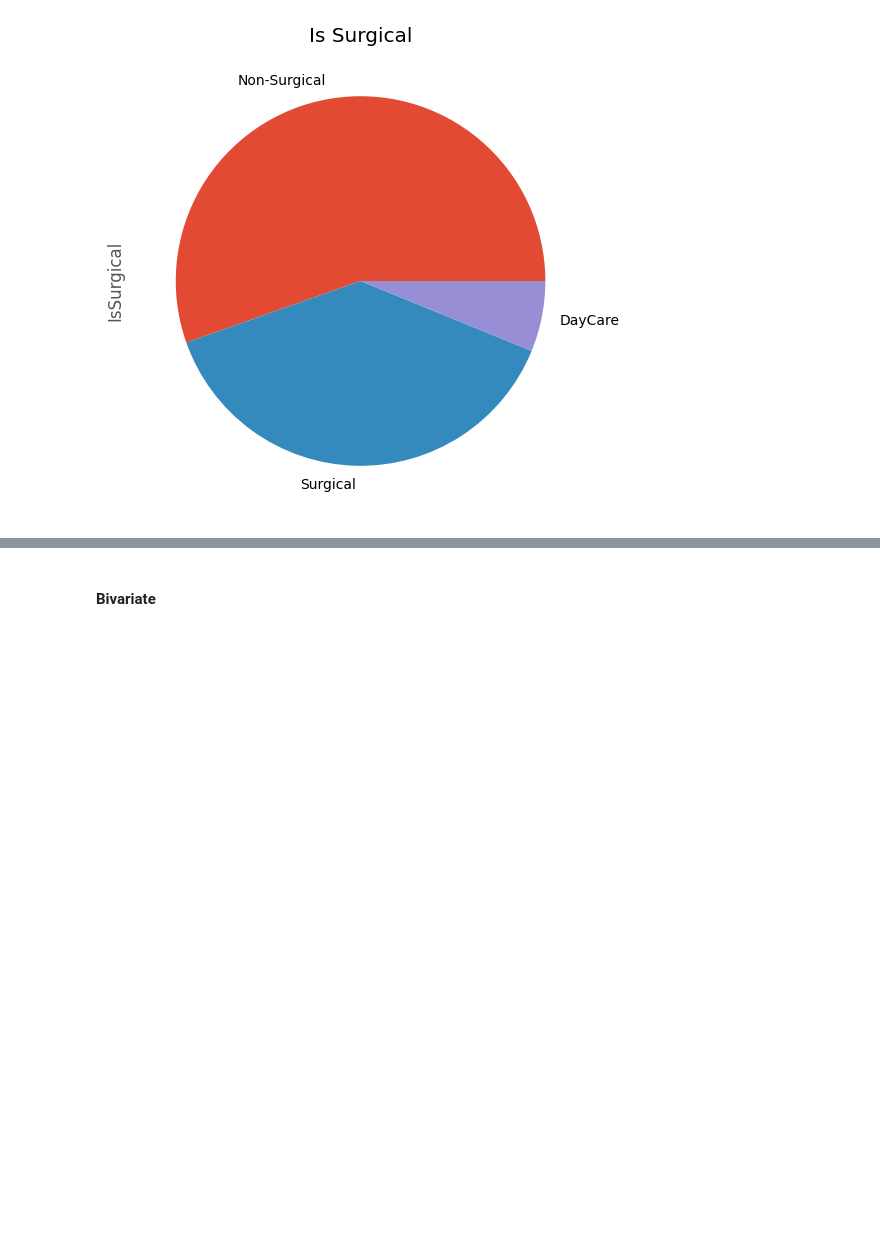
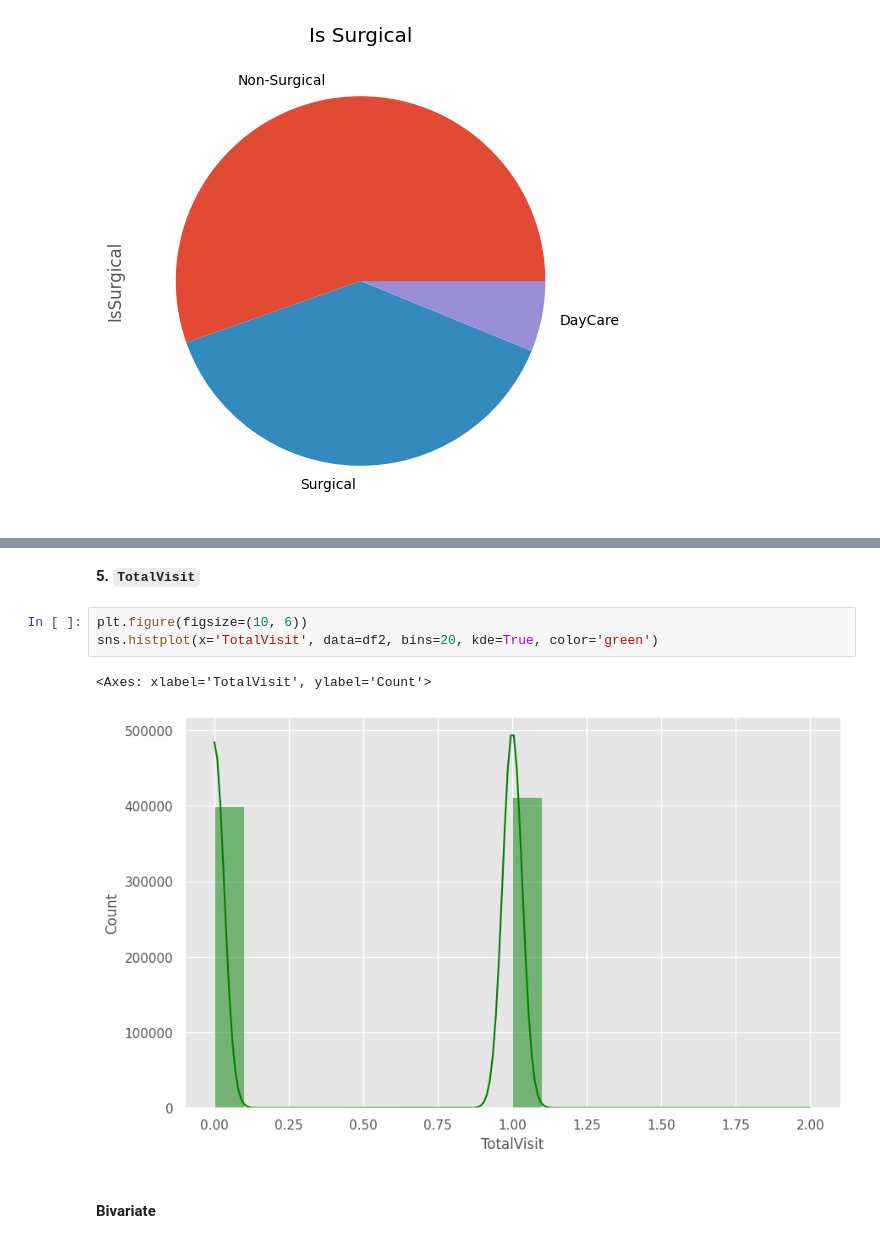
Before and after one commit to AngieChong/Research-Paper, a Jupyter notebook: P2_Prediction_of_Inpatient_Cost.ipynb, the cells around one changed output, grey strips where cells are left out. Saved outputs shown, nothing was run; the diff lists cells and outputs as text; blank space fills up the shorter version.

```diff
--- a/P2_Prediction_of_Inpatient_Cost.ipynb
+++ b/P2_Prediction_of_Inpatient_Cost.ipynb
@@ -503,2 +531,10 @@ df2.IsSurgical.value_counts().plot(kind="pie",
+# %% [markdown]
+**5. `TotalVisit`**
+# %%
+plt.figure(figsize=(10, 6))
+sns.histplot(x='TotalVisit', data=df2, bins=20, kde=True, color='green')
+# %% [output]
+<Axes: xlabel='TotalVisit', ylabel='Count'>
+[figure, added]
 # %% [markdown]
 #### Bivariate
```
Also changed, not shown: parts of 11 cells of this notebook.
